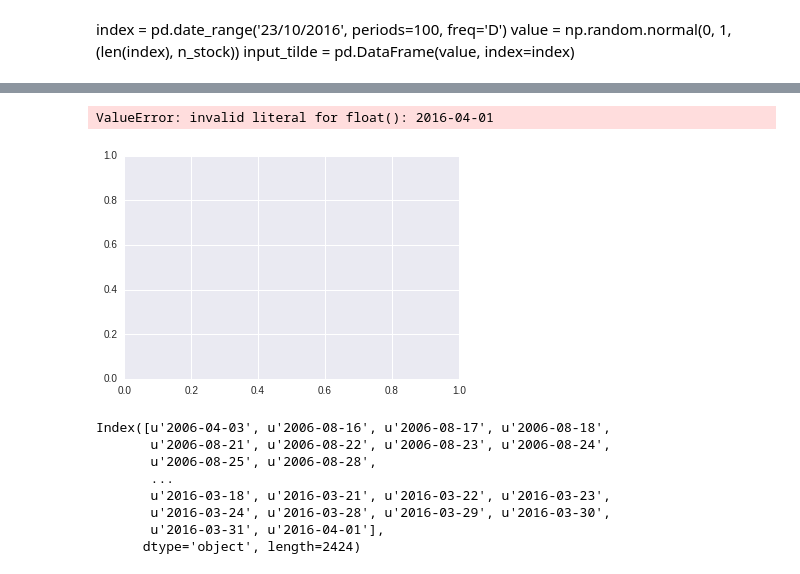
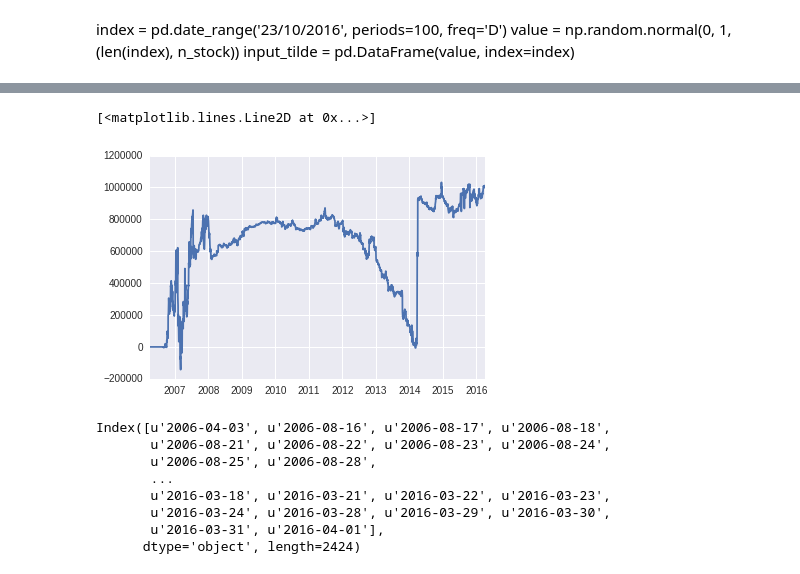
Before and after one commit to jjakimoto/DQN, a Jupyter notebook: DDPG_MultiScale.ipynb, the cells around one changed output, grey strips where cells are left out. Drawn from its saved outputs; the diff is of its cells as text; code cells hidden in the pictures.

```diff
--- a/DDPG_MultiScale.ipynb
+++ b/DDPG_MultiScale.ipynb
@@ -598,10 +669,10 @@ values.to_csv("trading_result.csv")
 # %%
 data = pd.read_csv("trading_result.csv", index_col=0)
 # %%
-plt.plot(pd.DatetimeIndex(data.index, data.values[:, 0])
+plt.plot(pd.DatetimeIndex(data.index), data.values[:, 0])
 # %% [output]
-ValueError: invalid literal for float(): 2016-04-01
+[<matplotlib.lines.Line2D at 0x...>]
-[figure, old version]
+[figure, new version]
 # %%
 data.index
 # %% [output]
```
Also changed, not shown: parts of 11 cells of this notebook, 1 other file.
